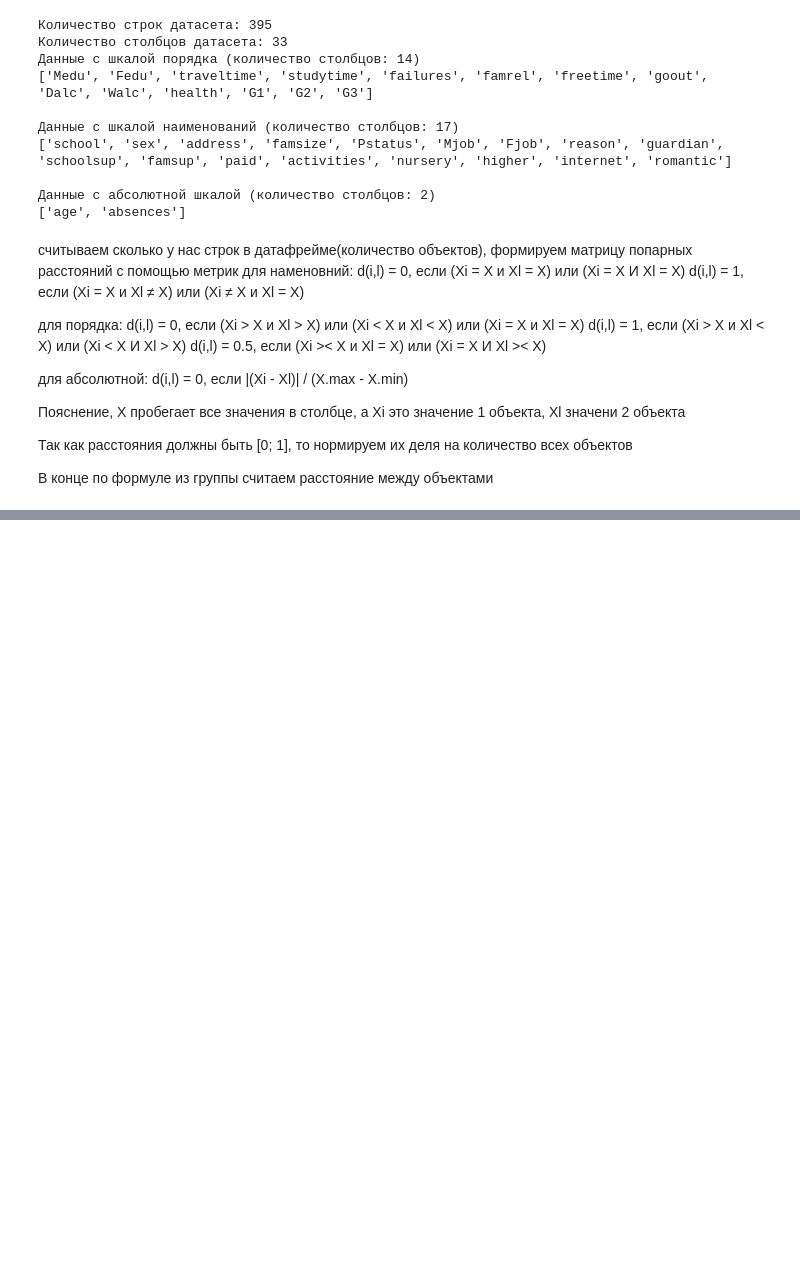
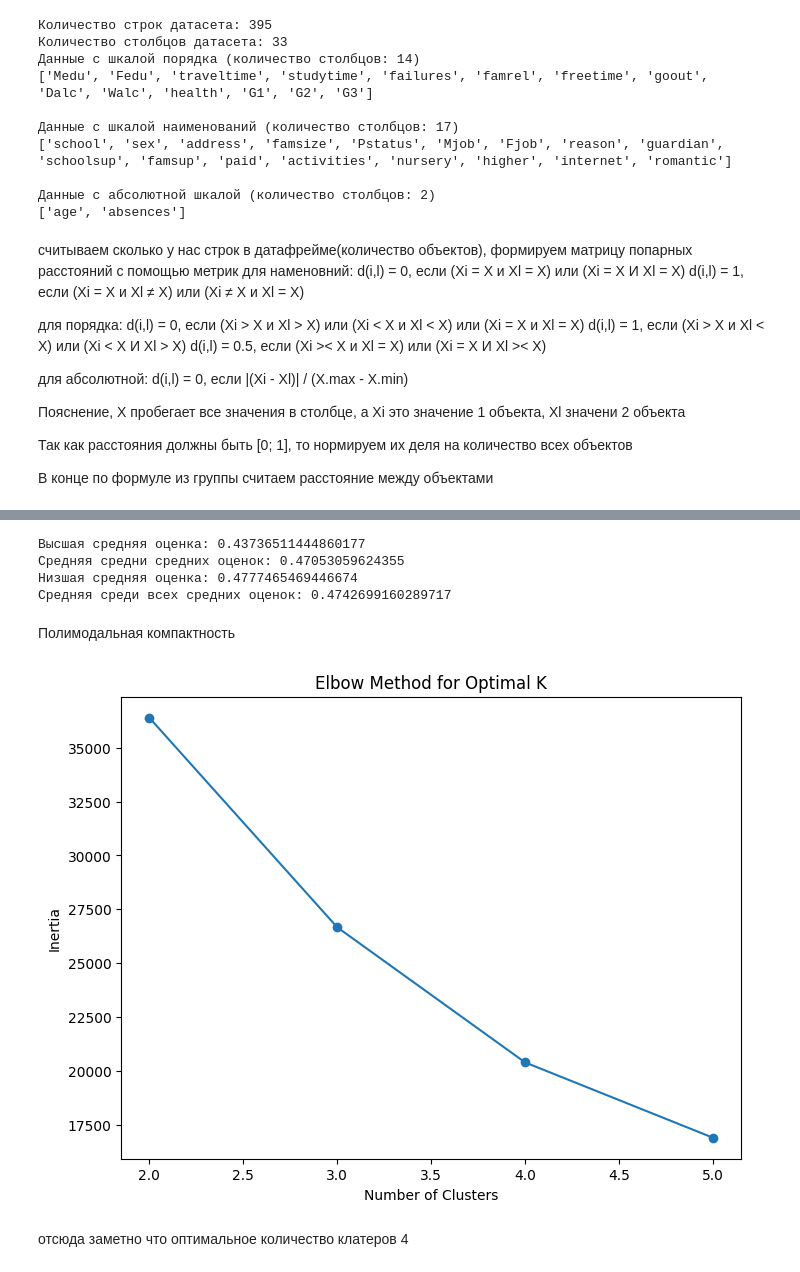
Before and after one commit to Knyazhev-Misha/IAD-NSU, a Jupyter notebook: task1.ipynb, the cells around one changed output, grey strips where cells are left out. Saved outputs shown, nothing was run; the diff lists cells and outputs as text; code cells hidden in the pictures; blank space fills up the shorter version.

```diff
--- a/task1.ipynb
+++ b/task1.ipynb
@@ -154,0 +253,70 @@ pairwise_distances_df.to_csv(csv_file_path, sep=';', index=False)
+# %%
+G3 = df['G3'].values.reshape(-1, 1)
+top = 17
+middle = 8
+
+top_mark = []
+middle_mark = []
+bottom_mark = []
+
+for i in range(len(G3)):
+    if G3[i] >= top:
+        top_mark.append(i)
+    elif G3[i] >= middle:
+        middle_mark.append(i)
+    else:
+        bottom_mark.append(i)
+
+def calc_avg_mark(samples):
+    ptr = 0
+    count = 0
+    for i in samples:
+        for j in samples[i:]:
+            ptr += matrix_pairwise_distances_df[i][j]
+            count += 1
+    return ptr / count
+
+print(f"Высшая средняя оценка: {calc_avg_mark(top_mark)}")
+print(f"Средняя средни средних оценок: {calc_avg_mark(middle_mark)}")
+print(f"Низшая средняя оценка: {calc_avg_mark(bottom_mark)}")
+print(f"Средняя среди всех средних оценок: {calc_avg_mark(range(len(G3)))}")
+# %% [output]
+Высшая средняя оценка: 0.43736511444860177
+Средняя средни средних оценок: 0.47053059624355
+Низшая средняя оценка: 0.4777465469446674
+Средняя среди всех средних оценок: 0.4742699160289717
+# %% [markdown]
+Полимодальная компактность
+# %%
+from sklearn.cluster import KMeans
+import matplotlib.pyplot as plt
+
+binary_arr = ['school', 'sex', 'address', 'famsize', 'Pstatus',
+'schoolsup', 'famsup', 'paid', 'activities', 'nursery', 'higher', 'internet', 'romantic',
+'Mjob_teacher', 'Mjob_health', 'Mjob_services', 'Mjob_at_home', 'Mjob_other',
+'Fjob_teacher', 'Fjob_health', 'Fjob_services', 'Fjob_at_home', 'Fjob_other',
+'reason_home', 'reason_reputation', 'reason_course', 'reason_other',
+'guardian_mother', 'guardian_father', 'guardian_other']
+
+df_polymodal = pd.get_dummies(df, columns=['Mjob', 'Fjob', 'reason', 'guardian'])
+for binary in binary_arr:
+    df_polymodal[binary] = df_polymodal[binary].astype('category')
+    df_polymodal[binary] = df_polymodal[binary].cat.codes
+
+inertia = []
+
+for n_clusters in range(2, 6):
+    kmeans = KMeans(n_clusters=n_clusters, random_state=0)
+    kmeans.fit(df_polymodal)
+    inertia.append(kmeans.inertia_)
+
+plt.figure(figsize=(8, 6))
+plt.plot(range(2, 6), inertia, marker='o')
+plt.xlabel('Number of Clusters')
+plt.ylabel('Inertia')
+plt.title('Elbow Method for Optimal K')
+plt.show()
+# %% [output]
+[figure, added]
+# %% [markdown]
+отсюда заметно что оптимальное количество клатеров 4
```
Also changed, not shown: parts of 12 cells of this notebook, 10 other files.
